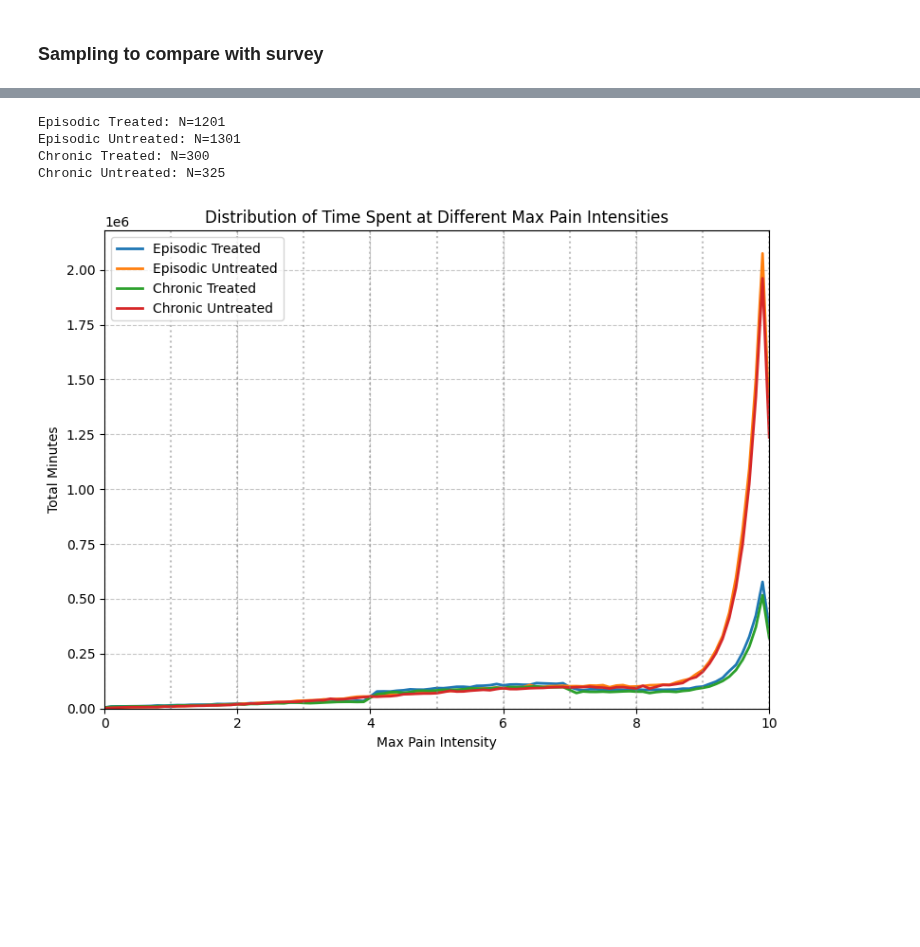
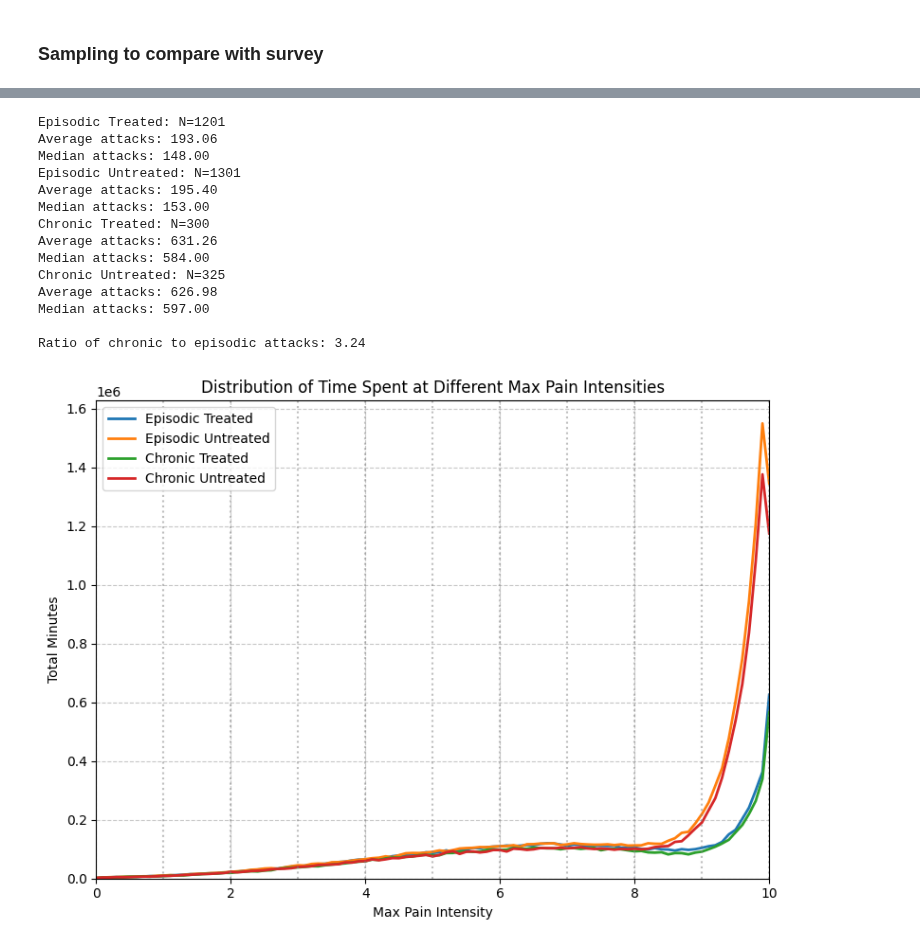
Before and after one commit to aph-research/cluster-headaches, a Jupyter notebook: Cluster headache full model.ipynb, the cells around one changed output, grey strips where cells are left out. Drawn from its saved outputs; the diff is of its cells as text; code cells hidden in the pictures; blank space fills up the shorter version.

```diff
--- a/Cluster headache full model.ipynb
+++ b/Cluster headache full model.ipynb
@@ -53,7 +53,6 @@ data = {
 
     # Split "1/1.5-2 years" between 0 and 1
     'Friedman': {'n': 50, 'dist': {0.5: 0.46, 1: 0.54}},
-
 
     # Split "<1/year" between 0 and 1
     'Ekbom': {'n': 105, 'dist': {0.5: 0.14, 1: 0.40, 2: 0.31, 3: 0.15}},
@@ -102,16 +101,6 @@ print(f"Median: {median_dist:.4f}")
 print("Distribution:")
 for value, prob in sorted(combined_dist.items()):
     print(f"Percentage {value} bouts/year: {prob*100:.1f}%")
-
-# Print statistics from samples
-samples = bouts_per_year.rvs(size=1000)
-mean_samples = np.mean(samples)
-median_samples = np.median(samples)
-print("\nSample statistics:")
-print(f"Mean: {mean_samples:.4f}")
-print(f"Median: {median_samples:.4f}")
-for i in range(7):
-    print(f"Percentage {i/2} bouts/year: {(samples == i/2).mean()*100:.1f}%")
 # %% [output]
 Distribution statistics:
 Mean: 1.2155
@@ -689,11 +671,6 @@ n_episodic_treated = int(ch_groups['Episodic Treated'] * fraction_of_patients_to
 n_episodic_untreated = int(ch_groups['Episodic Untreated'] * fraction_of_patients_to_simulate)
 n_chronic_treated = int(ch_groups['Chronic Treated'] * fraction_of_patients_to_simulate)
 n_chronic_untreated = int(ch_groups['Chronic Untreated'] * fraction_of_patients_to_simulate)
-
-#n_episodic_treated = 5
-#n_episodic_untreated = 5
-#n_chronic_treated = 5
-#n_chronic_untreated = 5
 
 def generate_population(n_episodic_treated, n_episodic_untreated, n_chronic_treated, n_chronic_untreated):
     population = []
@@ -710,18 +687,21 @@ def generate_population(n_episodic_treated, n_episodic_untreated, n_chronic_trea
 # Generate the population
 population = generate_population(n_episodic_treated, n_episodic_untreated, n_chronic_treated, n_chronic_untreated)
 
-# Generate a year of attacks for each patient
-for patient in population:
-    patient.generate_year_of_attacks()
-
 def calculate_group_data(population, groups_simulated):
     intensities = np.arange(0, 10.1, 0.1)
     group_data = []
+    chronic_attacks = []
+    episodic_attacks = []
 
     for group_name, condition, n_patients in groups_simulated:
         group_patients = [p for p in population if condition(p)]
         total_intensity_minutes = {}
+        group_total_attacks = []
+
         for patient in group_patients:
+            total_attacks = patient.generate_year_of_attacks()
+            group_total_attacks.append(total_attacks)
+
             patient_intensity_minutes = patient.calculate_intensity_minutes()
             for intensity, minutes in patient_intensity_minutes.items():
                 total_intensity_minutes[intensity] = total_intensity_minutes.get(intensity, 0) + minutes
@@ -731,8 +711,19 @@ def calculate_group_data(population, groups_simulated):
         group_data.append((group_name, intensity_minutes_average, intensity_minutes_total, n_patients))
 
         print(f"{group_name}: N={n_patients}")
-        #for intensity in sorted(total_intensity_minutes.keys()):
-        #    print(f"  Intensity {intensity}/10: {total_intensity_minutes[intensity]} minutes")
+        print(f"Average attacks: {np.mean(group_total_attacks):.2f}")
+        print(f"Median attacks: {np.median(group_total_attacks):.2f}")
+
+        if 'Chronic' in group_name:
+            chronic_attacks.extend(group_total_attacks)
+        else:
+            episodic_attacks.extend(group_total_attacks)
+
+    if chronic_attacks and episodic_attacks:
+        ratio = np.mean(chronic_attacks) / np.mean(episodic_attacks)
+        print(f"\nRatio of chronic to episodic attacks: {ratio:.2f}")
+    else:
+        print("\nUnable to calculate ratio due to missing data.")
 
     return intensities, group_data
 
@@ -750,32 +741,41 @@ def plot_data(intensities, group_data, y_label, title):
     plt.ylim(bottom=0)
 
     for i in range(1, 11):
         plt.axvline(x=i, color='gray', linestyle=':', alpha=0.5)
 
     plt.tight_layout()
     plt.show()
 
-# Your existing groups_simulated definition here
 groups_simulated = [
     ("Episodic Treated", lambda p: not p.is_chronic and p.is_treated, n_episodic_treated),
     ("Episodic Untreated", lambda p: not p.is_chronic and not p.is_treated, n_episodic_untreated),
     ("Chronic Treated", lambda p: p.is_chronic and p.is_treated, n_chronic_treated),
     ("Chronic Untreated", lambda p: p.is_chronic and not p.is_treated, n_chronic_untreated)
 ]
 
 # Calculate group data and print results
 intensities, group_data = calculate_group_data(population, groups_simulated)
 
 # Plot total minutes
 plot_data(intensities, [(name, total, _, _) for name, _, total, _ in group_data],
           'Total Minutes', 'Distribution of Time Spent at Different Max Pain Intensities')
 
 # Plot average minutes
 plot_data(intensities, [(name, avg, _, _) for name, avg, _, _ in group_data],
           'Average Minutes', 'Distribution of Time Spent at Different Max Pain Intensities')
 # %% [output]
 Episodic Treated: N=1201
+Average attacks: 193.06
+Median attacks: 148.00
 Episodic Untreated: N=1301
+Average attacks: 195.40
+Median attacks: 153.00
 Chronic Treated: N=300
+Average attacks: 631.26
+Median attacks: 584.00
 Chronic Untreated: N=325
+Average attacks: 626.98
+Median attacks: 597.00
+
+Ratio of chronic to episodic attacks: 3.24
-[figure, old version]
+[figure, new version]
```
Also changed, not shown: parts of 10 cells of this notebook.
